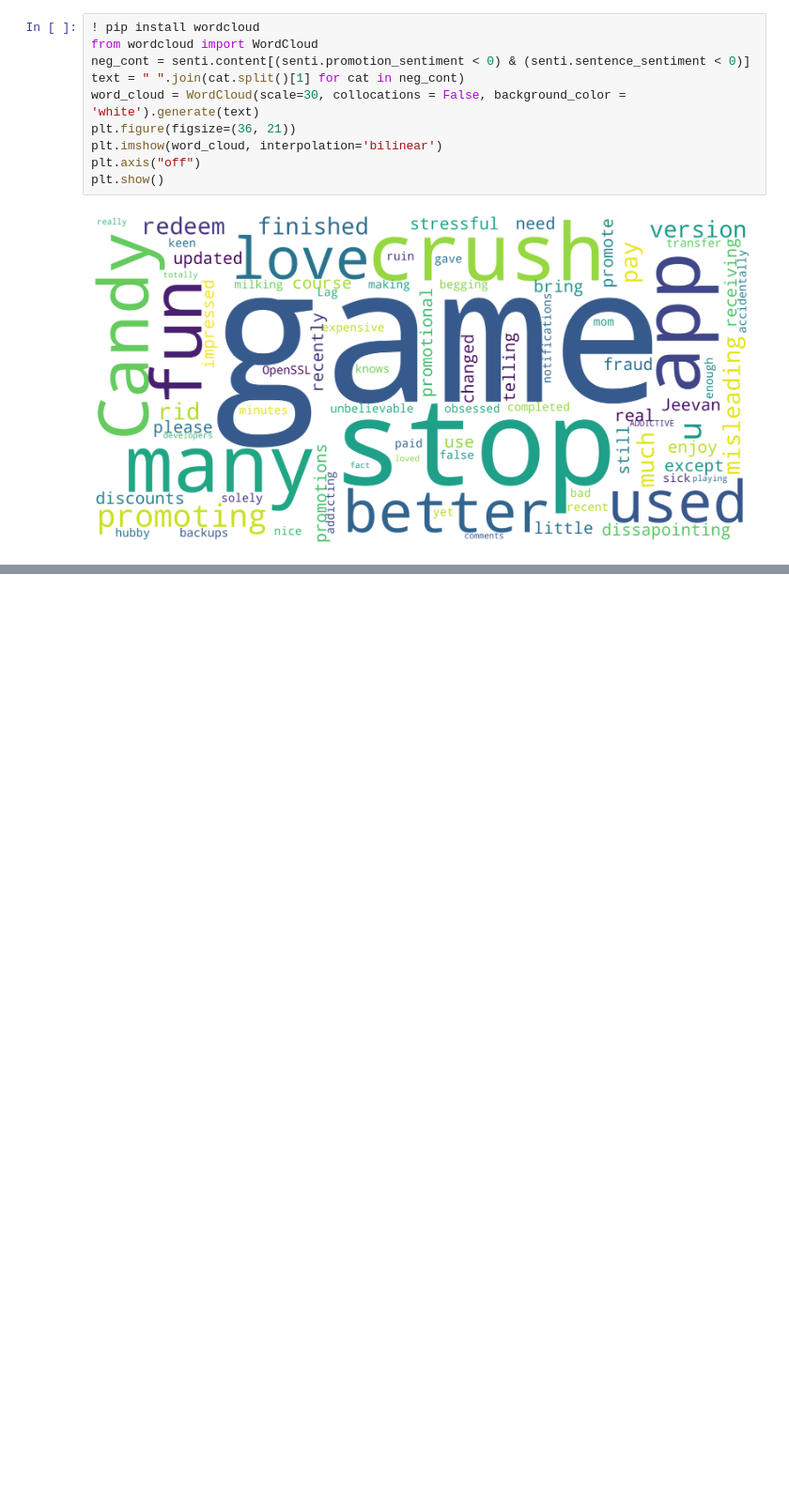
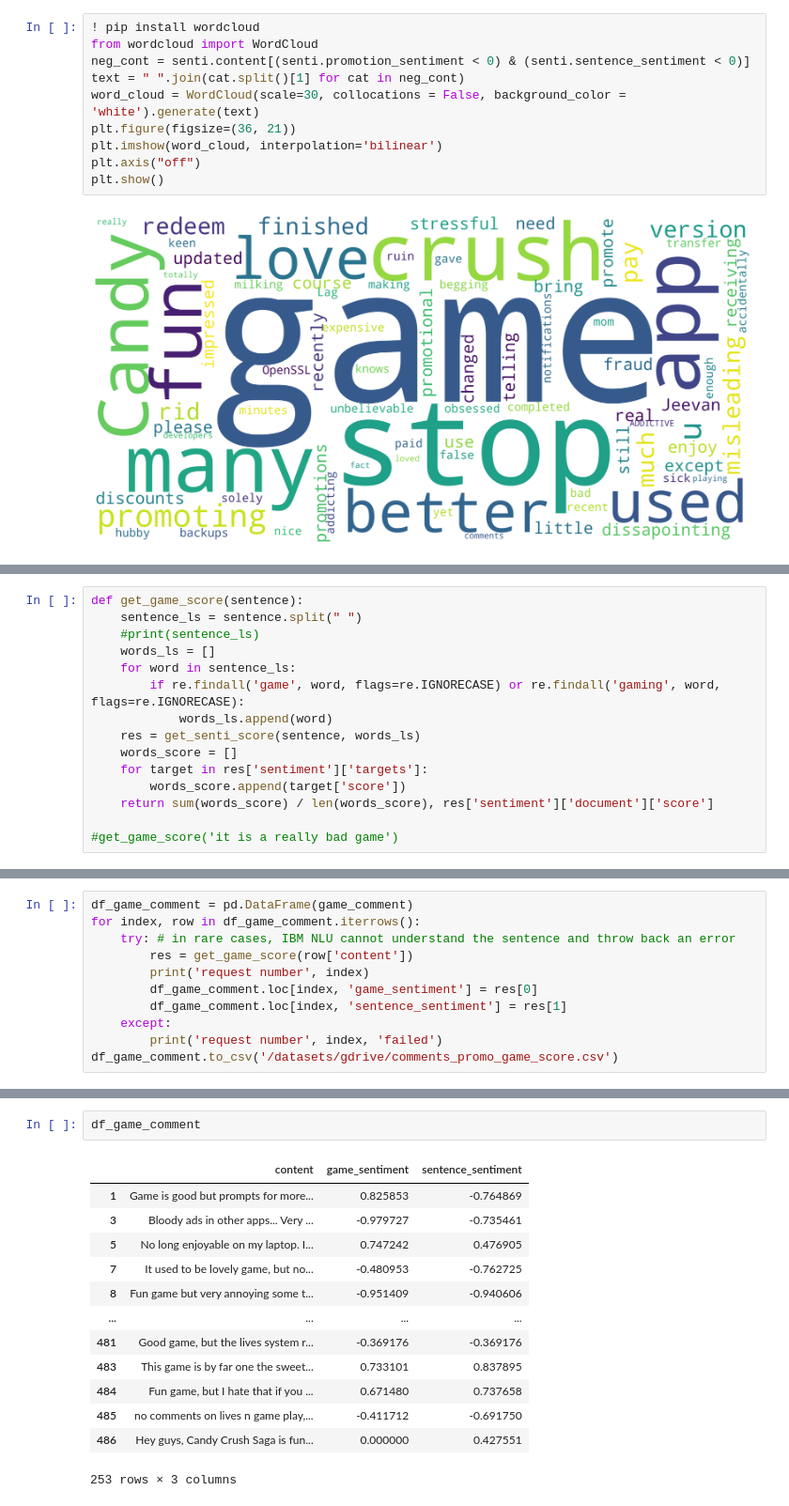
Before and after one commit to Augustzhang-yx/Capstone-abtest, a Jupyter notebook: Final Code.ipynb, the cells around one changed output, grey strips where cells are left out. Shown at 94% size. Drawn from its saved outputs; the diff is of its cells as text; blank space fills up the shorter version.

```diff
--- a/Final Code.ipynb
+++ b/Final Code.ipynb
@@ -729,0 +770,15 @@ plt.show()
+# %%
+def get_game_score(sentence):
+    sentence_ls = sentence.split(" ")
+    #print(sentence_ls)
+    words_ls = []
+    for word in sentence_ls:
+        if re.findall('game', word, flags=re.IGNORECASE) or re.findall('gaming', word, flags=re.IGNORECASE):
+            words_ls.append(word)
+    res = get_senti_score(sentence, words_ls)
+    words_score = []
+    for target in res['sentiment']['targets']:
+        words_score.append(target['score'])
+    return sum(words_score) / len(words_score), res['sentiment']['document']['score']
+
+#get_game_score('it is a really bad game')
@@ -729,0 +823,11 @@ plt.show()
+# %%
+df_game_comment = pd.DataFrame(game_comment)
+for index, row in df_game_comment.iterrows():
+    try: # in rare cases, IBM NLU cannot understand the sentence and throw back an error
+        res = get_game_score(row['content'])
+        print('request number', index)
+        df_game_comment.loc[index, 'game_sentiment'] = res[0]
+        df_game_comment.loc[index, 'sentence_sentiment'] = res[1]
+    except:
+        print('request number', index, 'failed')
+df_game_comment.to_csv('/datasets/gdrive/comments_promo_game_score.csv')
@@ -729,0 +912,16 @@ plt.show()
+# %%
+df_game_comment
+# %% [output]
+|  | content | game_sentiment | sentence_sentiment |
+| 1 | Game is good but prompts for more... | 0.825853 | -0.764869 |
+| 3 | Bloody ads in other apps... Very ... | -0.979727 | -0.735461 |
+| 5 | No long enjoyable on my laptop. I... | 0.747242 | 0.476905 |
+| 7 | It used to be lovely game, but no... | -0.480953 | -0.762725 |
+| 8 | Fun game but very annoying some t... | -0.951409 | -0.940606 |
+| ... | ... | ... | ... |
+| 481 | Good game, but the lives system r... | -0.369176 | -0.369176 |
+| 483 | This game is by far one the sweet... | 0.733101 | 0.837895 |
+| 484 | Fun game, but I hate that if you ... | 0.671480 | 0.737658 |
+| 485 | no comments on lives n game play,... | -0.411712 | -0.691750 |
+| 486 | Hey guys, Candy Crush Saga is fun... | 0.000000 | 0.427551 |
+253 rows × 3 columns
```
Also changed, not shown: parts of 13 cells of this notebook.
